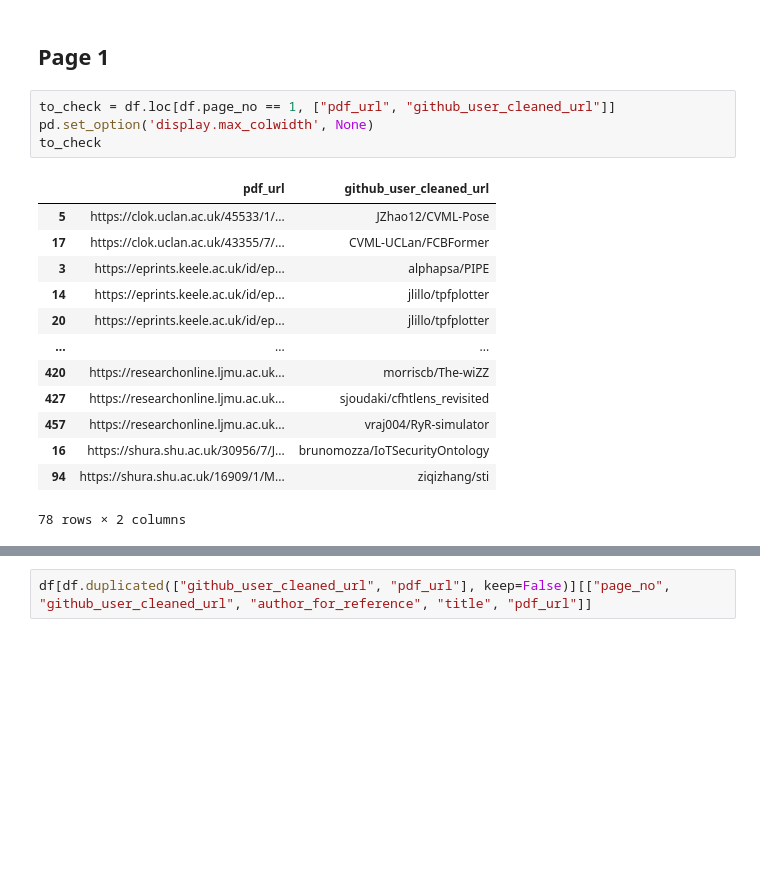
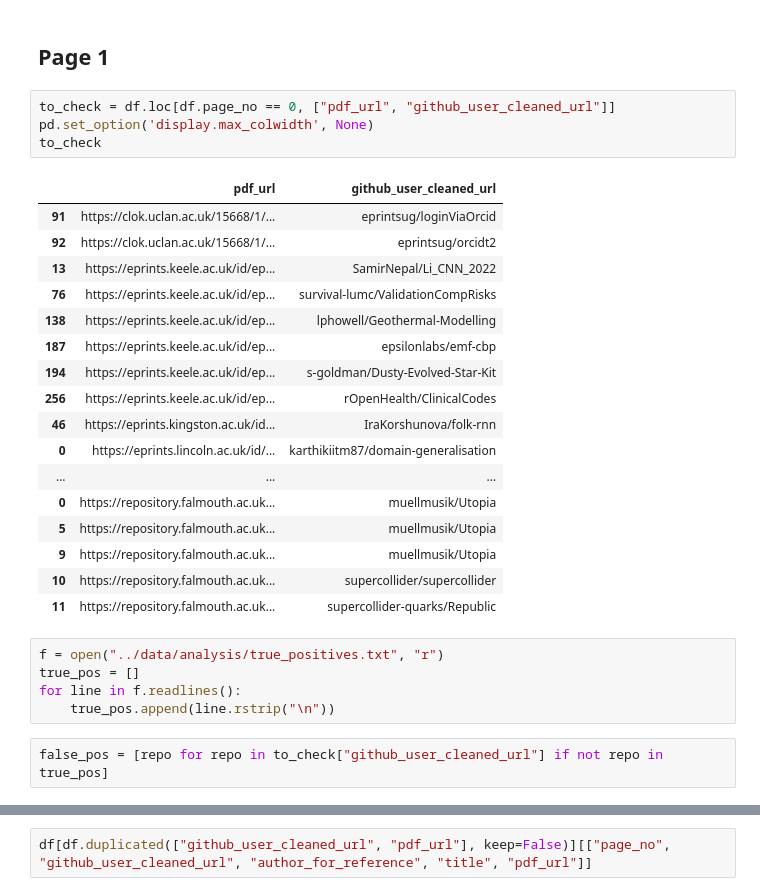
Before and after one commit to softwaresaved/rse-repo-analysis, a Jupyter notebook: analysis/page_no.ipynb, the cells around one changed output, grey strips where cells are left out. Saved outputs shown, nothing was run; the diff lists cells and outputs as text; blank space fills up the shorter version.

```diff
--- a/analysis/page_no.ipynb
+++ b/analysis/page_no.ipynb
@@ -56,20 +56,31 @@ CLOK can have title page in front, so first page ends up being the second one. I
 # %% [markdown]
 ## Page 1
 # %%
-to_check = df.loc[df.page_no == 1, ["pdf_url", "github_user_cleaned_url"]]
+to_check = df.loc[df.page_no == 0, ["pdf_url", "github_user_cleaned_url"]]
 pd.set_option('display.max_colwidth', None)
 to_check
 # %% [output]
 |  | pdf_url | github_user_cleaned_url |
-| 5 | https://clok.uclan.ac.uk/45533/1/... | JZhao12/CVML-Pose |
-| 17 | https://clok.uclan.ac.uk/43355/7/... | CVML-UCLan/FCBFormer |
-| 3 | https://eprints.keele.ac.uk/id/ep... | alphapsa/PIPE |
-| 14 | https://eprints.keele.ac.uk/id/ep... | jlillo/tpfplotter |
-| 20 | https://eprints.keele.ac.uk/id/ep... | jlillo/tpfplotter |
+| 91 | https://clok.uclan.ac.uk/15668/1/... | eprintsug/loginViaOrcid |
+| 92 | https://clok.uclan.ac.uk/15668/1/... | eprintsug/orcidt2 |
+| 13 | https://eprints.keele.ac.uk/id/ep... | SamirNepal/Li_CNN_2022 |
+| 76 | https://eprints.keele.ac.uk/id/ep... | survival-lumc/ValidationCompRisks |
+| 138 | https://eprints.keele.ac.uk/id/ep... | lphowell/Geothermal-Modelling |
+| 187 | https://eprints.keele.ac.uk/id/ep... | epsilonlabs/emf-cbp |
+| 194 | https://eprints.keele.ac.uk/id/ep... | s-goldman/Dusty-Evolved-Star-Kit |
+| 256 | https://eprints.keele.ac.uk/id/ep... | rOpenHealth/ClinicalCodes |
+| 46 | https://eprints.kingston.ac.uk/id... | IraKorshunova/folk-rnn |
+| 0 | https://eprints.lincoln.ac.uk/id/... | karthikiitm87/domain-generalisation |
 | ... | ... | ... |
-| 420 | https://researchonline.ljmu.ac.uk... | morriscb/The-wiZZ |
-| 427 | https://researchonline.ljmu.ac.uk... | sjoudaki/cfhtlens_revisited |
-| 457 | https://researchonline.ljmu.ac.uk... | vraj004/RyR-simulator |
-| 16 | https://shura.shu.ac.uk/30956/7/J... | brunomozza/IoTSecurityOntology |
-| 94 | https://shura.shu.ac.uk/16909/1/M... | ziqizhang/sti |
+| 0 | https://repository.falmouth.ac.uk... | muellmusik/Utopia |
+| 5 | https://repository.falmouth.ac.uk... | muellmusik/Utopia |
+| 9 | https://repository.falmouth.ac.uk... | muellmusik/Utopia |
+| 10 | https://repository.falmouth.ac.uk... | supercollider/supercollider |
+| 11 | https://repository.falmouth.ac.uk... | supercollider-quarks/Republic |
-78 rows × 2 columns
+# %%
+f = open("../data/analysis/true_positives.txt", "r")
+true_pos = []
+for line in f.readlines():
+    true_pos.append(line.rstrip("\n"))
+# %%
+false_pos = [repo for repo in to_check["github_user_cleaned_url"] if not repo in true_pos]
```
Also changed, not shown: parts of 8 cells of this notebook, 3 other files.
